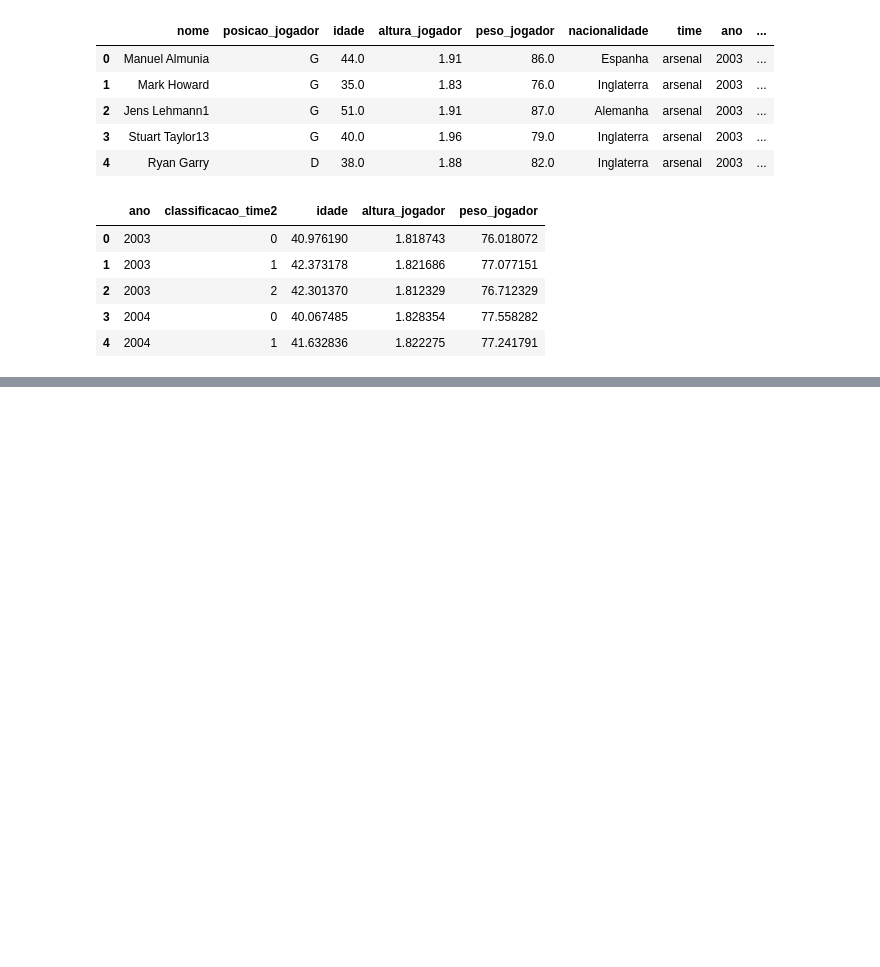
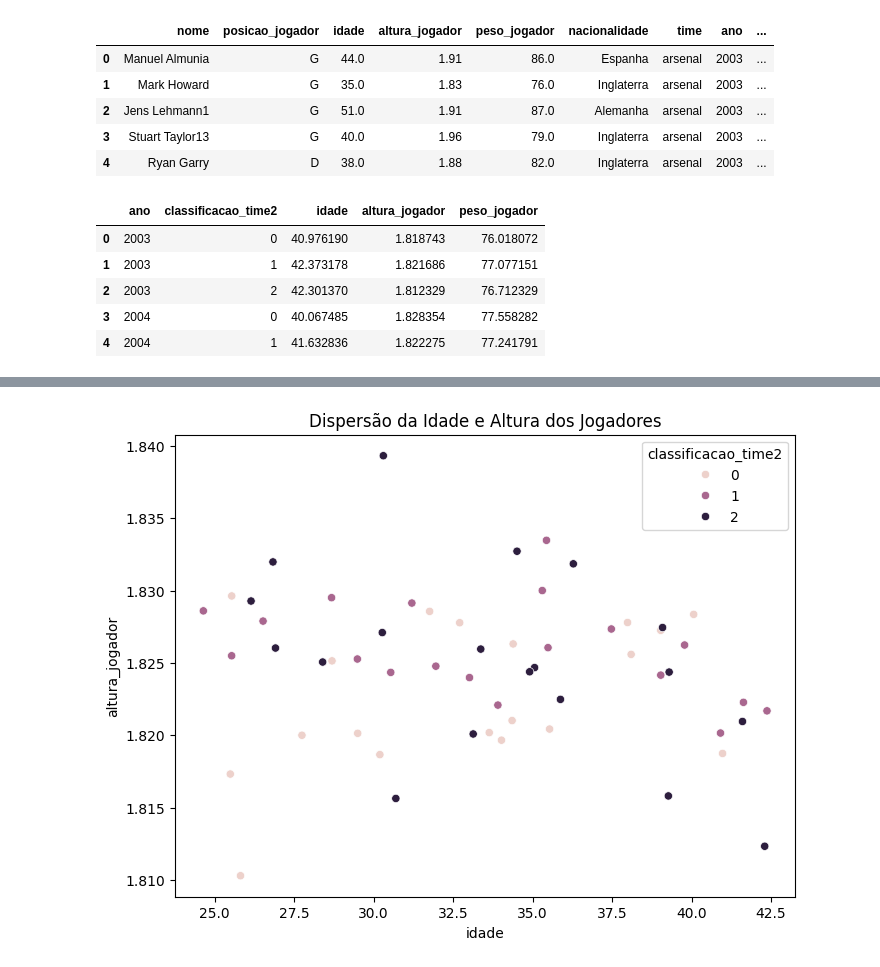
Before and after one commit to abilioepalanga/Modelo-de-previs-o-da-Premier-League-inglesa, a Jupyter notebook: Dados/previsão.ipynb, the cells around one changed output, grey strips where cells are left out. Saved outputs shown, nothing was run; the diff lists cells and outputs as text; code cells hidden in the pictures; blank space fills up the shorter version.

Commit message:
Gráfico de dispersão

```diff
--- a/Dados/previsão.ipynb
+++ b/Dados/previsão.ipynb
@@ -693,0 +690,8 @@ plt.show()
+# %%
+#Faça um grafico de dispersão
+plt.figure(figsize=(8, 6))
+sns.scatterplot(data=media_classificacao_time2, x='idade', y='altura_jogador', hue='classificacao_time2')
+plt.title('Dispersão da Idade e Altura dos Jogadores')
+plt.show()
+# %% [output]
+[figure, added]
```
Also changed, not shown: parts of 1 cell of this notebook.
